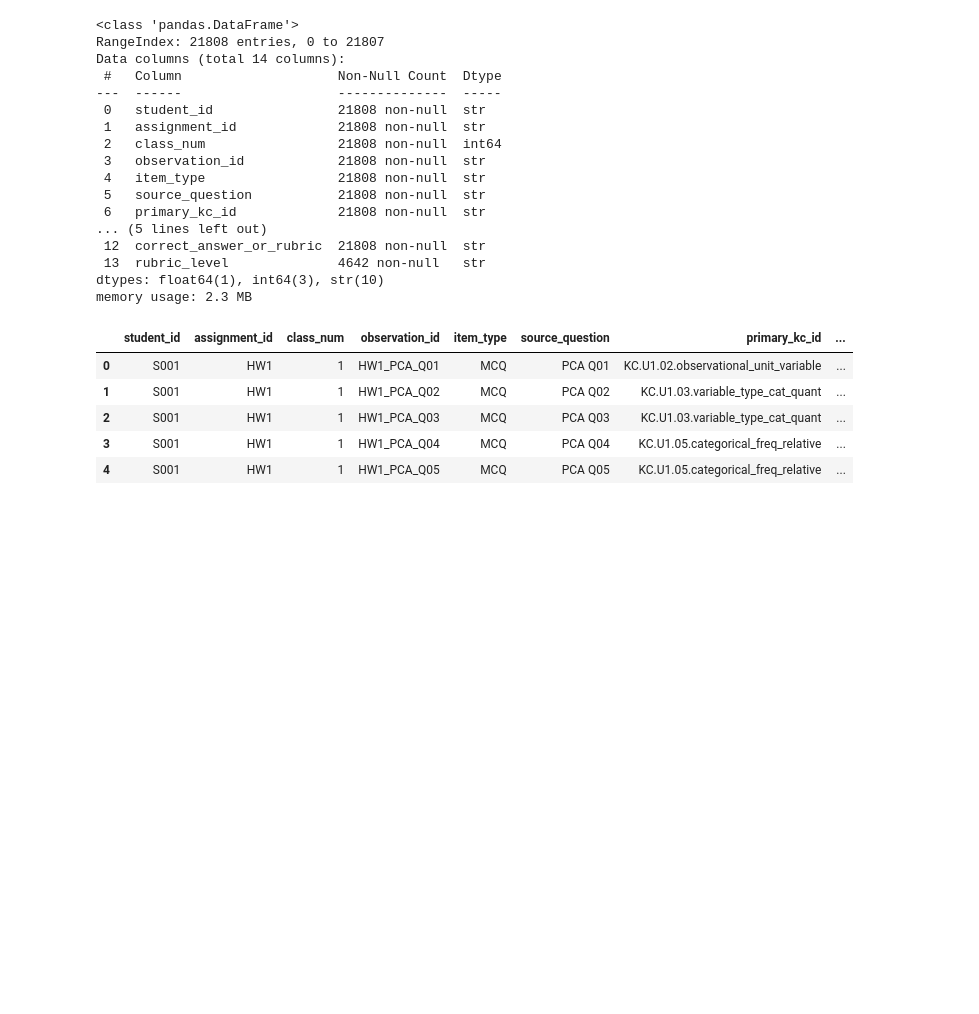
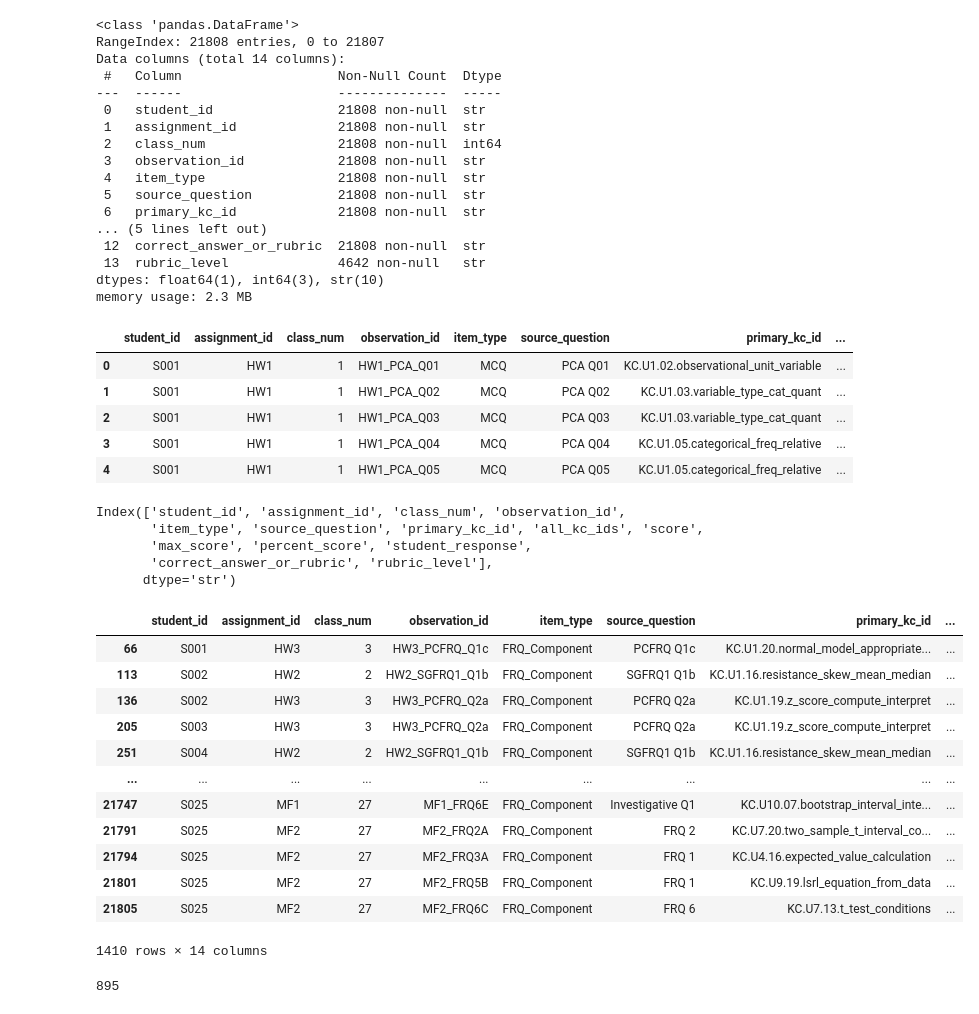
Before and after one commit to mailysg8/ai-student-progress-tracker, a Jupyter notebook: notebooks/wk3_best_subset.ipynb, the cells around one changed output. Saved outputs shown, nothing was run; the diff lists cells and outputs as text; code cells hidden in the pictures; blank space fills up the shorter version.

```diff
--- a/notebooks/wk3_best_subset.ipynb
+++ b/notebooks/wk3_best_subset.ipynb
@@ -45,3 +48,43 @@ data.head()
 | 2 | S001 | HW1 | 1 | HW1_PCA_Q03 | MCQ | PCA Q03 | KC.U1.03.variable_type_cat_quant | ... |
 | 3 | S001 | HW1 | 1 | HW1_PCA_Q04 | MCQ | PCA Q04 | KC.U1.05.categorical_freq_relative | ... |
 | 4 | S001 | HW1 | 1 | HW1_PCA_Q05 | MCQ | PCA Q05 | KC.U1.05.categorical_freq_relative | ... |
+# %%
+data.columns
+# %% [output]
+Index(['student_id', 'assignment_id', 'class_num', 'observation_id',
+       'item_type', 'source_question', 'primary_kc_id', 'all_kc_ids', 'score',
+       'max_score', 'percent_score', 'student_response',
+       'correct_answer_or_rubric', 'rubric_level'],
+      dtype='str')
+# %%
+data[data['score'] == 0.5]
+# %% [output]
+|  | student_id | assignment_id | class_num | observation_id | item_type | source_question | primary_kc_id | ... |
+| 66 | S001 | HW3 | 3 | HW3_PCFRQ_Q1c | FRQ_Component | PCFRQ Q1c | KC.U1.20.normal_model_appropriate... | ... |
+| 113 | S002 | HW2 | 2 | HW2_SGFRQ1_Q1b | FRQ_Component | SGFRQ1 Q1b | KC.U1.16.resistance_skew_mean_median | ... |
+| 136 | S002 | HW3 | 3 | HW3_PCFRQ_Q2a | FRQ_Component | PCFRQ Q2a | KC.U1.19.z_score_compute_interpret | ... |
+| 205 | S003 | HW3 | 3 | HW3_PCFRQ_Q2a | FRQ_Component | PCFRQ Q2a | KC.U1.19.z_score_compute_interpret | ... |
+| 251 | S004 | HW2 | 2 | HW2_SGFRQ1_Q1b | FRQ_Component | SGFRQ1 Q1b | KC.U1.16.resistance_skew_mean_median | ... |
+| ... | ... | ... | ... | ... | ... | ... | ... | ... |
+| 21747 | S025 | MF1 | 27 | MF1_FRQ6E | FRQ_Component | Investigative Q1 | KC.U10.07.bootstrap_interval_inte... | ... |
+| 21791 | S025 | MF2 | 27 | MF2_FRQ2A | FRQ_Component | FRQ 2 | KC.U7.20.two_sample_t_interval_co... | ... |
+| 21794 | S025 | MF2 | 27 | MF2_FRQ3A | FRQ_Component | FRQ 1 | KC.U4.16.expected_value_calculation | ... |
+| 21801 | S025 | MF2 | 27 | MF2_FRQ5B | FRQ_Component | FRQ 1 | KC.U9.19.lsrl_equation_from_data | ... |
+| 21805 | S025 | MF2 | 27 | MF2_FRQ6C | FRQ_Component | FRQ 6 | KC.U7.13.t_test_conditions | ... |
+1410 rows × 14 columns
+# %%
+question_difficulty = (data[data['score'] != 0.5]
+    .assign(correct=lambda df: df['score'].astype(int))
+    .groupby('observation_id')
+    .agg(
+        correct_rate = ('correct', 'mean'),
+        n_students   = ('correct', 'count')
+    )
+    .reset_index()
+    .sort_values('correct_rate', ascending=False)
+)
+
+question_difficulty.head()
+len(question_difficulty)
+# %% [output]
+895
```
Also changed, not shown: parts of 15 cells of this notebook, 1 other file.
